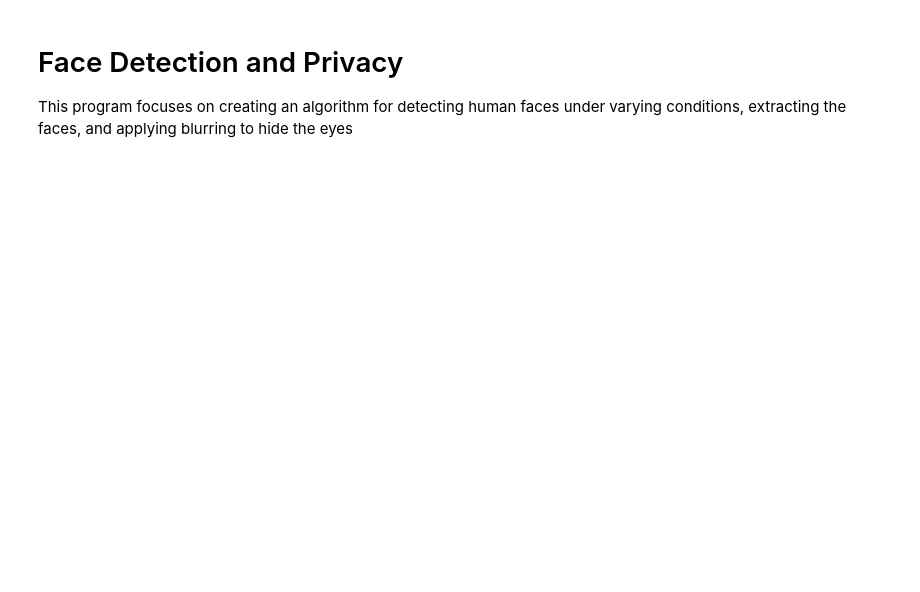
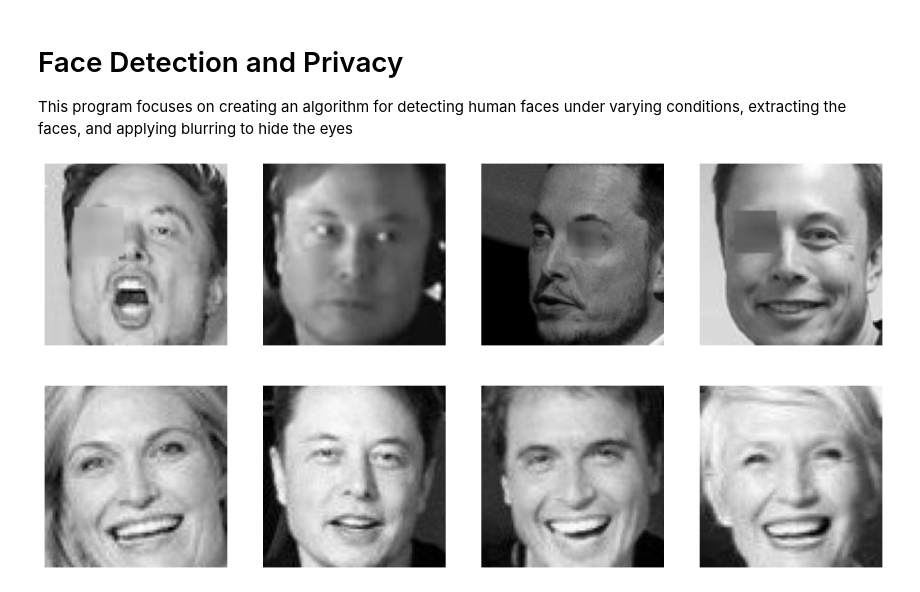
Before and after one commit to Jordan-1911/face_and_eye_detection, a Jupyter notebook: face_dection_and_blurring.ipynb, the cells around one changed output. Drawn from its saved outputs; the diff is of its cells as text; code cells hidden in the pictures; blank space fills up the shorter version.

```diff
--- a/face_dection_and_blurring.ipynb
+++ b/face_dection_and_blurring.ipynb
@@ -17,14 +17,14 @@ def detect_faces(gray_image):
 
 def detect_eyes(gray_image):
     eye_cascade = cv2.CascadeClassifier('haarcascade_eye.xml')
-    return eye_cascade.detectMultiScale(gray_image, scaleFactor=1.1, minNeighbors=5, minSize=(30, 30), flags=cv2.CASCADE_SCALE_IMAGE)
+    return eye_cascade.detectMultiScale(gray_image, scaleFactor=1.3, minNeighbors=5, minSize=(10, 10), flags=cv2.CASCADE_SCALE_IMAGE)
 
 def detect_eyes_and_blur_faces(extracted_faces, eye_cascade_path='haarcascade_eye.xml'):
     eye_cascade = cv2.CascadeClassifier(eye_cascade_path)
 
     blurred_faces = []
     for face_gray, face_color in extracted_faces:
-        eyes = eye_cascade.detectMultiScale(face_gray, scaleFactor=1.1, minNeighbors=3, minSize=(15, 15))
+        eyes = eye_cascade.detectMultiScale(face_gray, scaleFactor=1.3, minNeighbors=3, minSize=(10, 10))
         face_blurred = face_color.copy()
         for (ex, ey, ew, eh) in eyes:
             face_roi = face_blurred[ey:ey+eh, ex:ex+ew]
@@ -32,39 +32,41 @@ def detect_eyes_and_blur_faces(extracted_faces, eye_cascade_path='haarcascade_ey
             face_blurred[ey:ey+eh, ex:ex+ew] = blurred_roi
         blurred_faces.append(face_blurred)
     return blurred_faces
-
 
 
 def process_image(image_path):
     image = load_image(image_path)
     gray_image = convert_to_grayscale(image)
     faces = detect_faces(gray_image)
 
     extracted_faces = []
     for (x, y, w, h) in faces:
         face_gray = gray_image[y:y+h, x:x+w]
         face_color = image[y:y+h, x:x+w]
         extracted_faces.append((face_gray, face_color))
     return extracted_faces
 
 
 def draw_rectangles(image, faces, color=(0, 0, 255)):
     for (x, y, w, h) in faces:
         cv2.rectangle(image, (x, y), (x + w, y + h), color, 2)
     return image
 
 
 image_paths = ['musk_costume1.jpg', 'musk_distant.jpg', 'musk_full_body.jpg', 'musk_other_object.jpg', 'multiple_faces.jpg']
 
 all_blurred_faces = []
 for image_path in image_paths:
     extracted_faces = process_image(image_path)
     blurred_faces = detect_eyes_and_blur_faces(extracted_faces)
     all_blurred_faces.extend(blurred_faces)
 
 # Display all images using matplotlib in one figure
-fig, axes = plt.subplots(1, len(all_blurred_faces), figsize=(15, 5))
-for ax, face in zip(axes, all_blurred_faces):
-    ax.imshow(cv2.cvtColor(face, cv2.COLOR_BGR2RGB))
+fig, axes = plt.subplots(2, len(all_blurred_faces)//2, figsize=(16, 8))
+for ax, face in zip(axes.flatten(), all_blurred_faces):
+    gray_face = convert_to_grayscale(face)
+    ax.imshow(gray_face, cmap='gray')
     ax.axis('off')
 plt.show()
+# %% [output]
+[figure, added]
```
Also changed, not shown: parts of 2 cells of this notebook, 1 other file.
